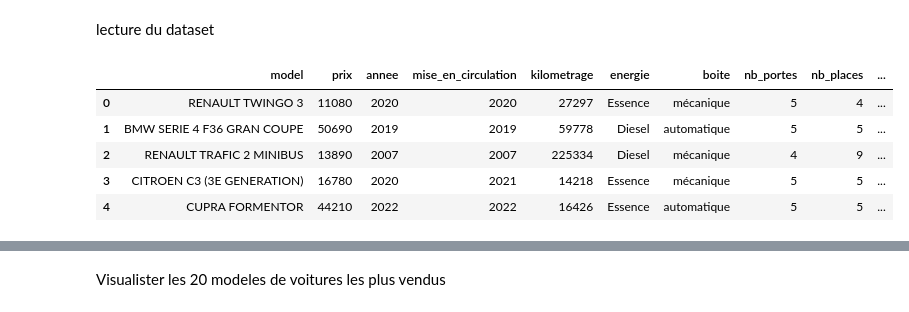
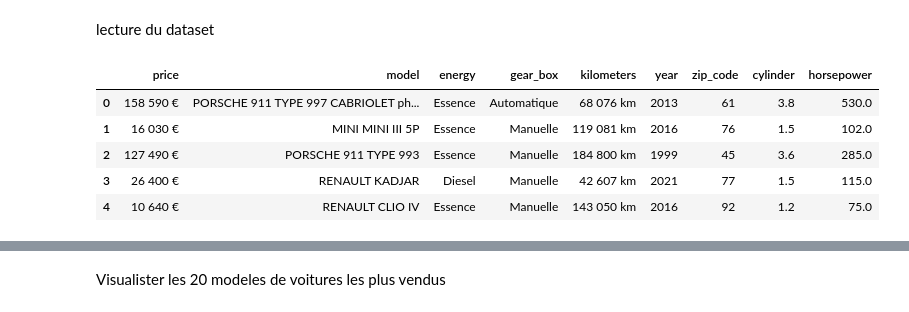
Before and after one commit to IvanBF9/MachineLearningCarPrice, a Jupyter notebook: notebooks/data_exploratory.ipynb, the cells around one changed output, grey strips where cells are left out. Saved outputs shown, nothing was run; the diff lists cells and outputs as text; code cells hidden in the pictures.

```diff
--- a/notebooks/data_exploratory.ipynb
+++ b/notebooks/data_exploratory.ipynb
@@ -7,14 +7,14 @@ import seaborn as sns;
 # %% [markdown]
 lecture du dataset
 # %%
-file_path = '../data/dataset_clean.csv'
-car = pd.read_csv(file_path)
-car.head()
+file_path = '../data/lacentrale-dev.csv'
+lacentral_df = pd.read_csv(file_path)
+lacentral_df.head()
 # %% [output]
-|  | model | prix | annee | mise_en_circulation | kilometrage | energie | boite | nb_portes | nb_places | ... |
-| 0 | RENAULT TWINGO 3 | 11080 | 2020 | 2020 | 27297 | Essence | mécanique | 5 | 4 | ... |
-| 1 | BMW SERIE 4 F36 GRAN COUPE | 50690 | 2019 | 2019 | 59778 | Diesel | automatique | 5 | 5 | ... |
-| 2 | RENAULT TRAFIC 2 MINIBUS | 13890 | 2007 | 2007 | 225334 | Diesel | mécanique | 4 | 9 | ... |
-| 3 | CITROEN C3 (3E GENERATION) | 16780 | 2020 | 2021 | 14218 | Essence | mécanique | 5 | 5 | ... |
-| 4 | CUPRA FORMENTOR | 44210 | 2022 | 2022 | 16426 | Essence | automatique | 5 | 5 | ... |
+|  | price | model | energy | gear_box | kilometers | year | zip_code | cylinder | horsepower |
+| 0 | 158 590 € | PORSCHE 911 TYPE 997 CABRIOLET ph... | Essence | Automatique | 68 076 km | 2013 | 61 ‌ | 3.8 | 530.0 |
+| 1 | 16 030 € | MINI MINI III 5P | Essence | Manuelle | 119 081 km | 2016 | 76 ‌ | 1.5 | 102.0 |
+| 2 | 127 490 € | PORSCHE 911 TYPE 993 | Essence | Manuelle | 184 800 km | 1999 | 45 ‌ | 3.6 | 285.0 |
+| 3 | 26 400 € | RENAULT KADJAR | Diesel | Manuelle | 42 607 km | 2021 | 77 ‌ | 1.5 | 115.0 |
+| 4 | 10 640 € | RENAULT CLIO IV | Essence | Manuelle | 143 050 km | 2016 | 92 ‌ | 1.2 | 75.0 |
 # %%
```
Also changed, not shown: parts of 12 cells of this notebook, 1 other file.
